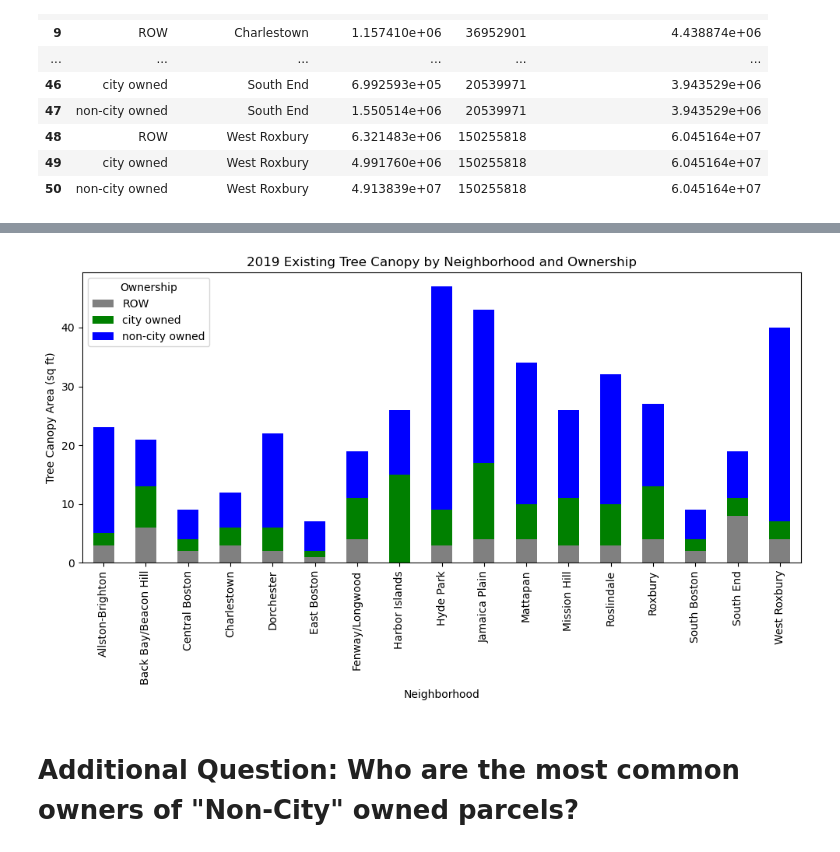
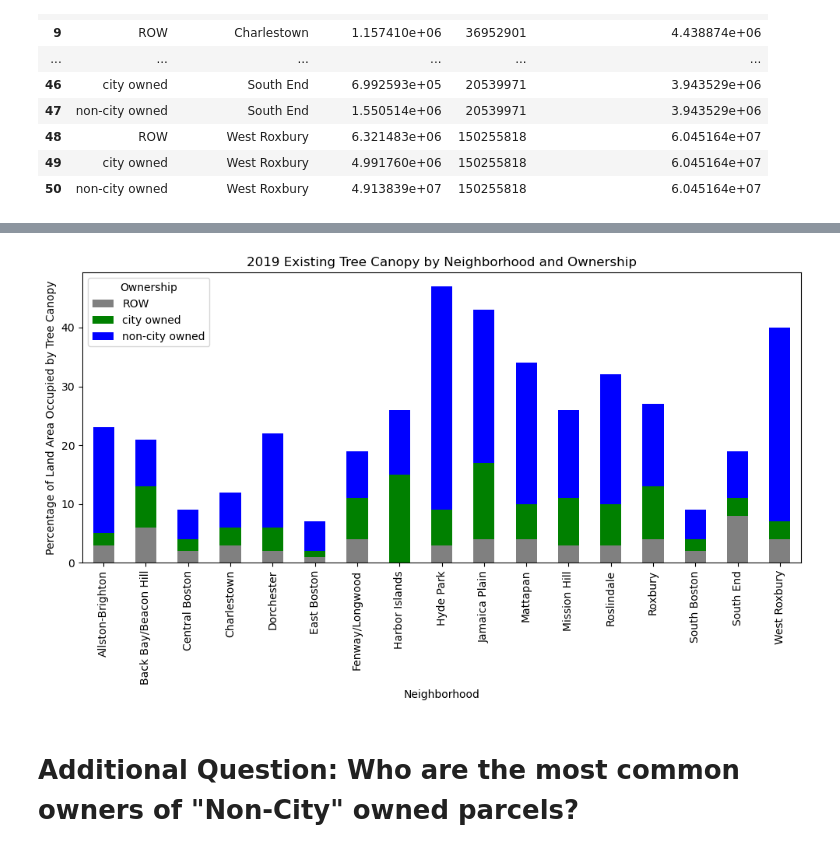
Before and after one commit to BU-Spark/ds-bcc-tree-canopy, a Jupyter notebook: question_1_3_4_answers.ipynb, the cells around one changed output, grey strips where cells are left out. Cells and saved outputs as stored; diff of their text form; code cells hidden in the pictures.

```diff
--- a/question_1_3_4_answers.ipynb
+++ b/question_1_3_4_answers.ipynb
@@ -624,17 +631,17 @@ add_total_tree_canopy_area
 # %%
 import matplotlib.pyplot as plt
 # Pivot the data for stacked bar
 pivot = add_total_tree_canopy_area.pivot(index='Name', columns='ownership', values="percentage_of_total_neighborhood_land_area").fillna(0)
 
 # Plot
 pivot.plot(kind='bar', stacked=True, figsize=(10,6), color=['grey','green', 'blue'])
 
 plt.title('2019 Existing Tree Canopy by Neighborhood and Ownership')
-plt.ylabel('Tree Canopy Area (sq ft)')
+plt.ylabel('Percentage of Land Area Occupied by Tree Canopy')
 plt.xlabel('Neighborhood')
 plt.legend(title='Ownership')
 plt.tight_layout()
 plt.show()
 # %% [output]
-[figure, old version]
+[figure, new version]
 # %%
```
Also changed, not shown: parts of 2 cells of this notebook, 2 other files.
